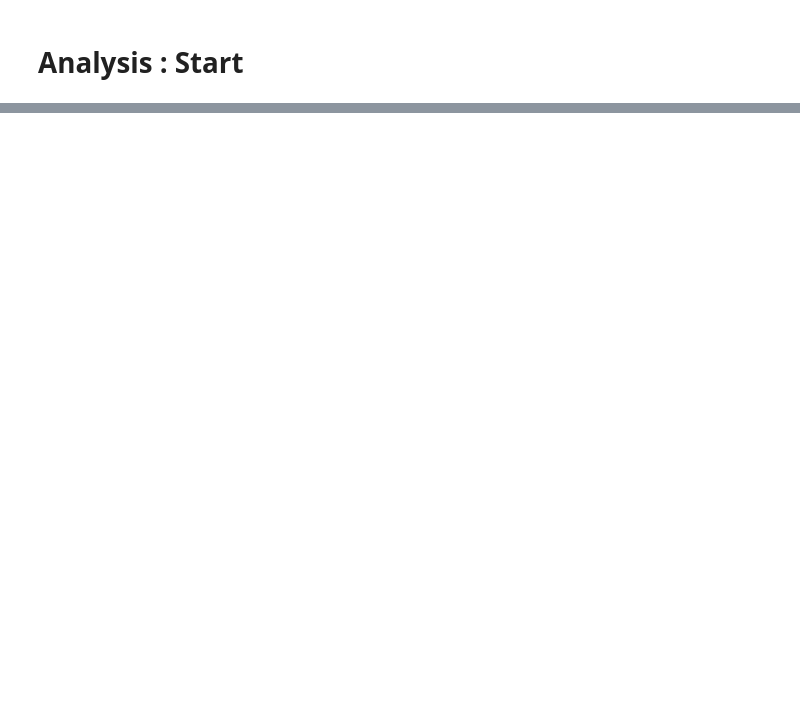
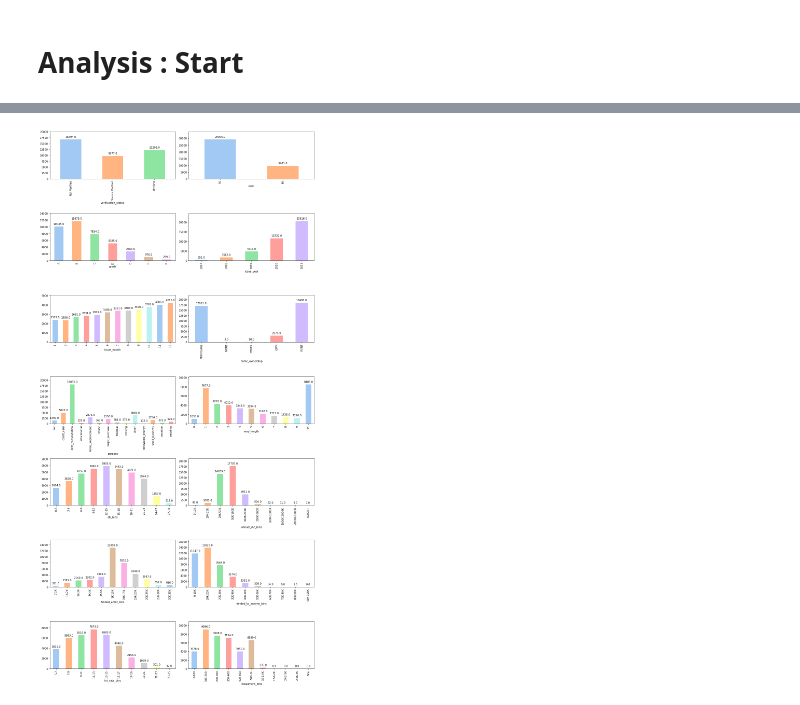
Before and after one commit to rasa2604/LendingCaseStudy, a Jupyter notebook: Lending Assignment.ipynb, the cells around one changed output, grey strips where cells are left out. Cells and saved outputs as stored; diff of their text form; code cells hidden in the pictures; blank space fills up the shorter version.

```diff
--- a/Lending Assignment.ipynb
+++ b/Lending Assignment.ipynb
@@ -428,0 +504,9 @@ Name: revol_util, dtype: int64
+# %%
+def categoricalBarPlots(df, arr):
+    rows = int(len(arr)/2)
+    for idx, val in enumerate(arr, start=1):
+        plt.subplot(rows, 2, idx)
+        ax = df.groupby(val).loan_amnt.count().plot.bar(color=sns.color_palette('pastel', 16))
+        showLabels(ax)
+
+    plt.tight_layout()
@@ -428,0 +545,6 @@ Name: revol_util, dtype: int64
+# %%
+plt.figure(figsize=(15,30))
+
+categoricalBarPlots(loan_df, ['verification_status','term','grade','issue_year','issue_month','home_ownership','purpose','emp_length','dti_bins','annual_inc_bins','funded_amnt_bins','funded_to_income_bins','int_rate_bins','installment_bins'])
+# %% [output]
+[figure, added]
```
Also changed, not shown: parts of 100 cells of this notebook.
